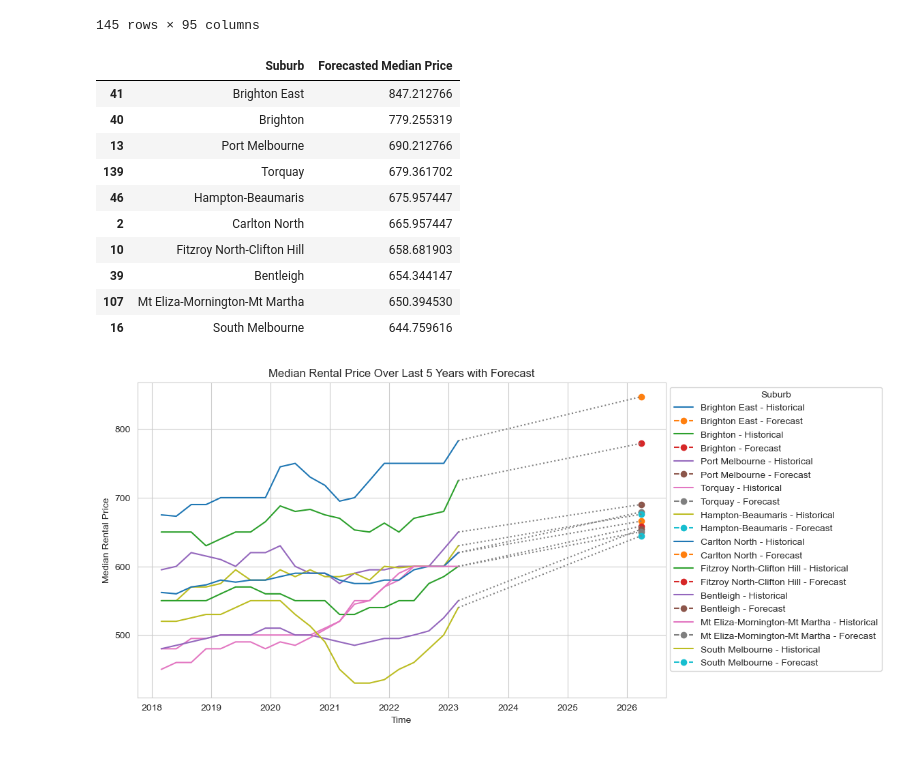
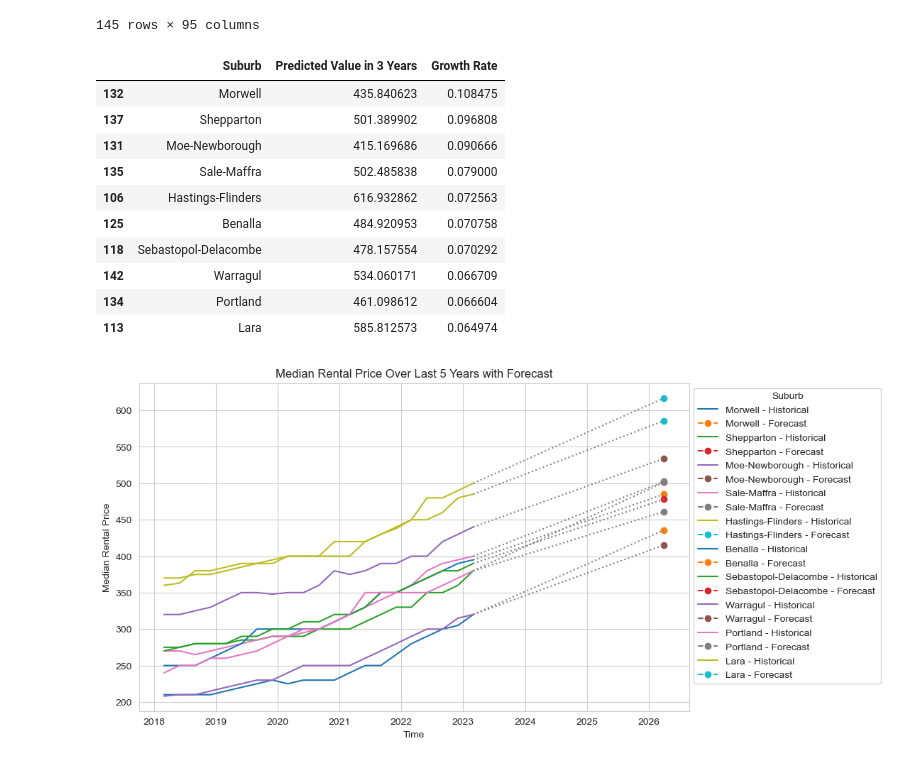
Before and after one commit to vanessagraciia/Real-Estate-Industry-Project, a Jupyter notebook: notebooks/Predicted Growth.ipynb, the cells around one changed output. Saved outputs shown, nothing was run; the diff lists cells and outputs as text; code cells hidden in the pictures.

```diff
--- a/notebooks/Predicted Growth.ipynb
+++ b/notebooks/Predicted Growth.ipynb
@@ -448,20 +490,20 @@ df_median
 | Warrnambool | 130.0 | 135.0 | 135.0 | 135.0 | 140.0 | 140.0 | 140.0 | 145.0 | ... |
 | Wodonga | 145.0 | 145.0 | 150.0 | 150.0 | 150.0 | 150.0 | 150.0 | 150.0 | ... |
 145 rows × 95 columns
-# %%
-top_10_suburbs
-# %% [output]
-|  | Suburb | Forecasted Median Price |
-| 41 | Brighton East | 847.212766 |
-| 40 | Brighton | 779.255319 |
-| 13 | Port Melbourne | 690.212766 |
-| 139 | Torquay | 679.361702 |
-| 46 | Hampton-Beaumaris | 675.957447 |
-| 2 | Carlton North | 665.957447 |
-| 10 | Fitzroy North-Clifton Hill | 658.681903 |
-| 39 | Bentleigh | 654.344147 |
-| 107 | Mt Eliza-Mornington-Mt Martha | 650.394530 |
-| 16 | South Melbourne | 644.759616 |
+# %%
+top_10_growth_suburbs
+# %% [output]
+|  | Suburb | Predicted Value in 3 Years | Growth Rate |
+| 132 | Morwell | 435.840623 | 0.108475 |
+| 137 | Shepparton | 501.389902 | 0.096808 |
+| 131 | Moe-Newborough | 415.169686 | 0.090666 |
+| 135 | Sale-Maffra | 502.485838 | 0.079000 |
+| 106 | Hastings-Flinders | 616.932862 | 0.072563 |
+| 125 | Benalla | 484.920953 | 0.070758 |
+| 118 | Sebastopol-Delacombe | 478.157554 | 0.070292 |
+| 142 | Warragul | 534.060171 | 0.066709 |
+| 134 | Portland | 461.098612 | 0.066604 |
+| 113 | Lara | 585.812573 | 0.064974 |
 # %%
 # Select the data for the last 5 years
 last_5_years_data = df_median.loc[:, '2018-03-01':]
@@ -470,8 +512,8 @@ last_5_years_data = df_median.loc[:, '2018-03-01':]
 plt.figure(figsize=(10, 6))
 
 # Loop through each of the top 10 suburbs
-for index, row in top_10_suburbs.iterrows():
-    suburb, forecasted_price = row['Suburb'], row['Forecasted Median Price']
+for index, row in top_10_growth_suburbs.iterrows():
+    suburb, forecasted_price = row['Suburb'], row['Predicted Value in 3 Years']
 
     # Get the historical data for this suburb
     suburb_data = last_5_years_data.loc[suburb]
@@ -496,4 +538,4 @@ plt.title('Median Rental Price Over Last 5 Years with Forecast')
 # Show the plot
 plt.show()
 # %% [output]
-[figure, old version]
+[figure, new version]
```
Also changed, not shown: parts of 9 cells of this notebook.
